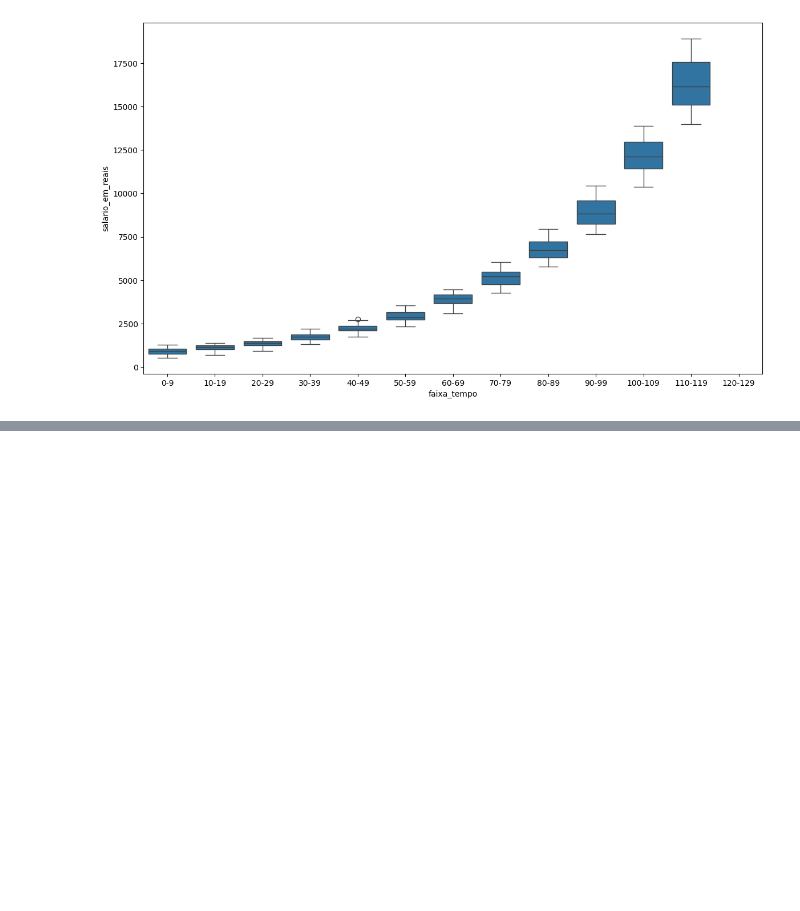
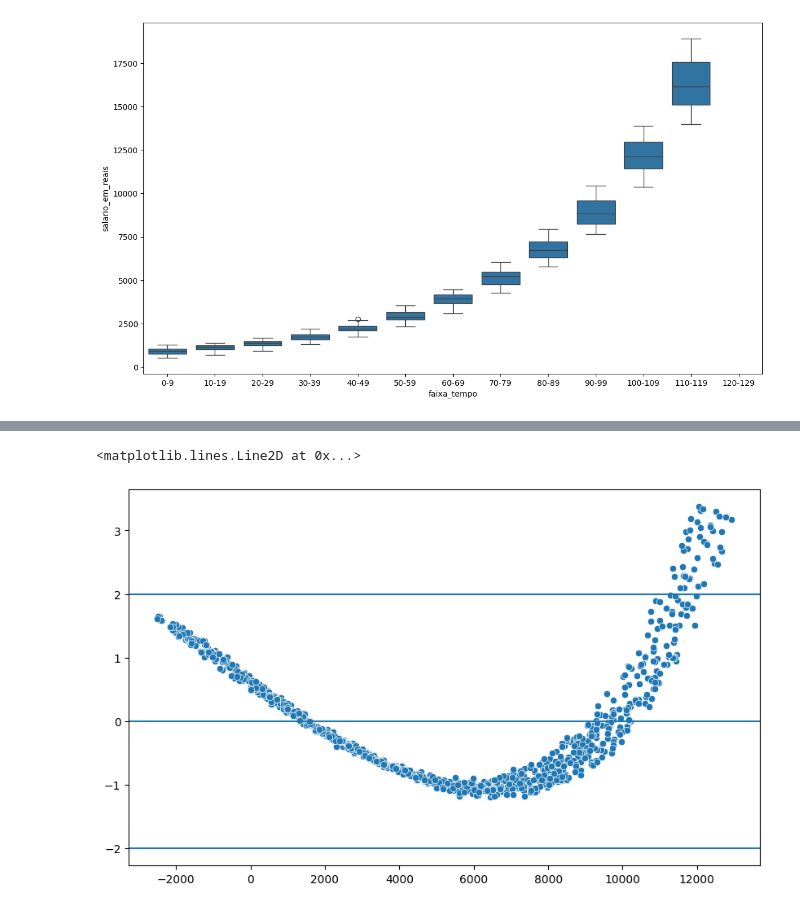
Before and after one commit to denniscosta13/inteligencia_artificial, a Jupyter notebook: poly_reg/modelo_salario.ipynb, the cells around one changed output, grey strips where cells are left out. Saved outputs shown, nothing was run; the diff lists cells and outputs as text; code cells hidden in the pictures; blank space fills up the shorter version.

```diff
--- a/poly_reg/modelo_salario.ipynb
+++ b/poly_reg/modelo_salario.ipynb
@@ -199,0 +242,8 @@ model_regr = Pipeline(
+# %%
+# Tirar média dos resultados
+rmse_train_final = np.mean(rmse_scores_fold_train)
+rmse_test_final = np.mean(rmse_scores_fold_test)
+r2score_test_final = np.mean(r2score_fold_test)
+percentual_rmse_final = (rmse_test_final - rmse_train_final) / rmse_train_final *100
+residuos = np.array(residuos).reshape(-1)
+y_pred_total = np.array(y_pred_total).reshape(-1)
@@ -199,0 +267,5 @@ model_regr = Pipeline(
+# %%
+# Transformar os resíduos na escala padrão
+# (X - media)/desvio_padrao
+from scipy.stats import zscore
+residuos_std = zscore(residuos)
@@ -199,0 +292,11 @@ model_regr = Pipeline(
+# %%
+# Linearidade dos resíduos: Valores entre -2 e 2 na escala padrão
+# Verificar homocedasticidade: valores em torno da reta sem nenhuma tendencia ou formato
+plt.figure(figsize=(10,6))
+sns.scatterplot(x=y_pred_total, y=residuos_std)
+plt.axhline(y=0)
+plt.axhline(y=2)
+plt.axhline(y=-2)
+# %% [output]
+<matplotlib.lines.Line2D at 0x...>
+[figure, added]
```
Also changed, not shown: parts of 29 cells of this notebook.
